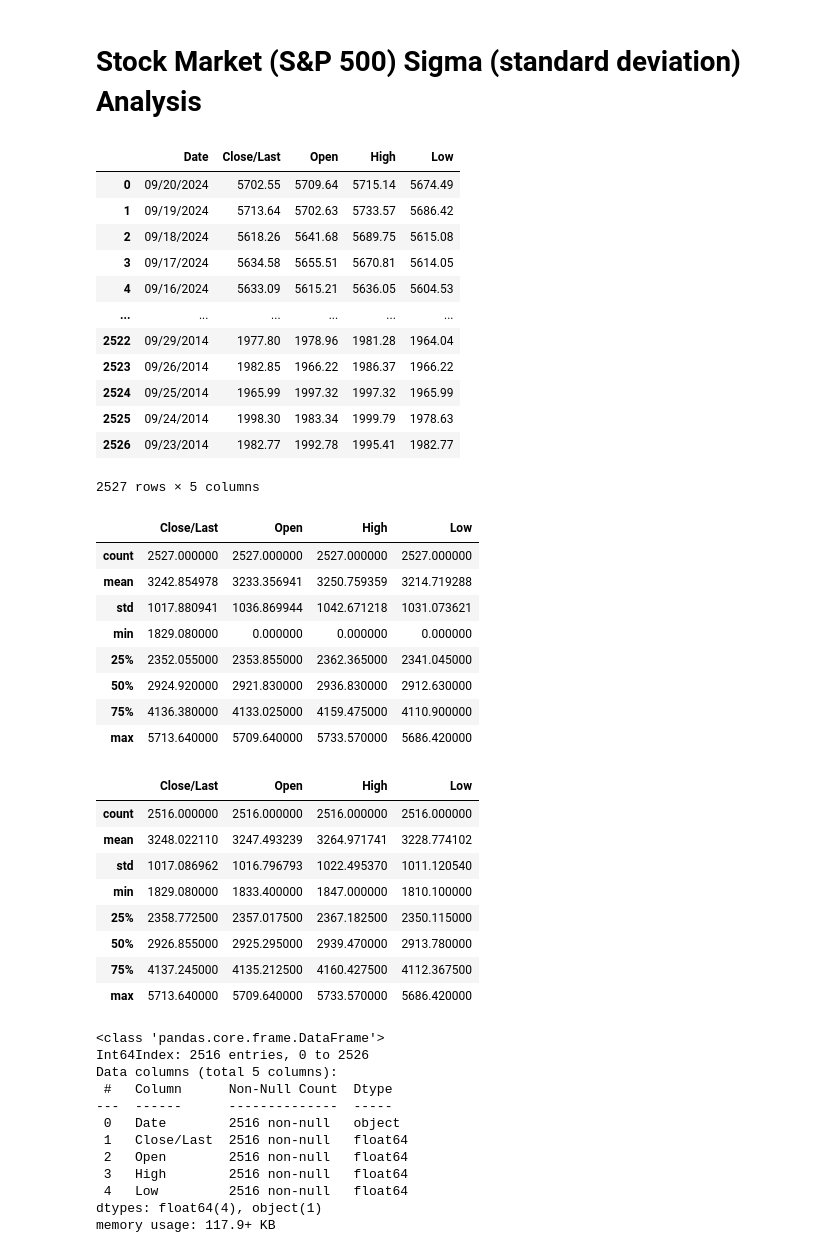
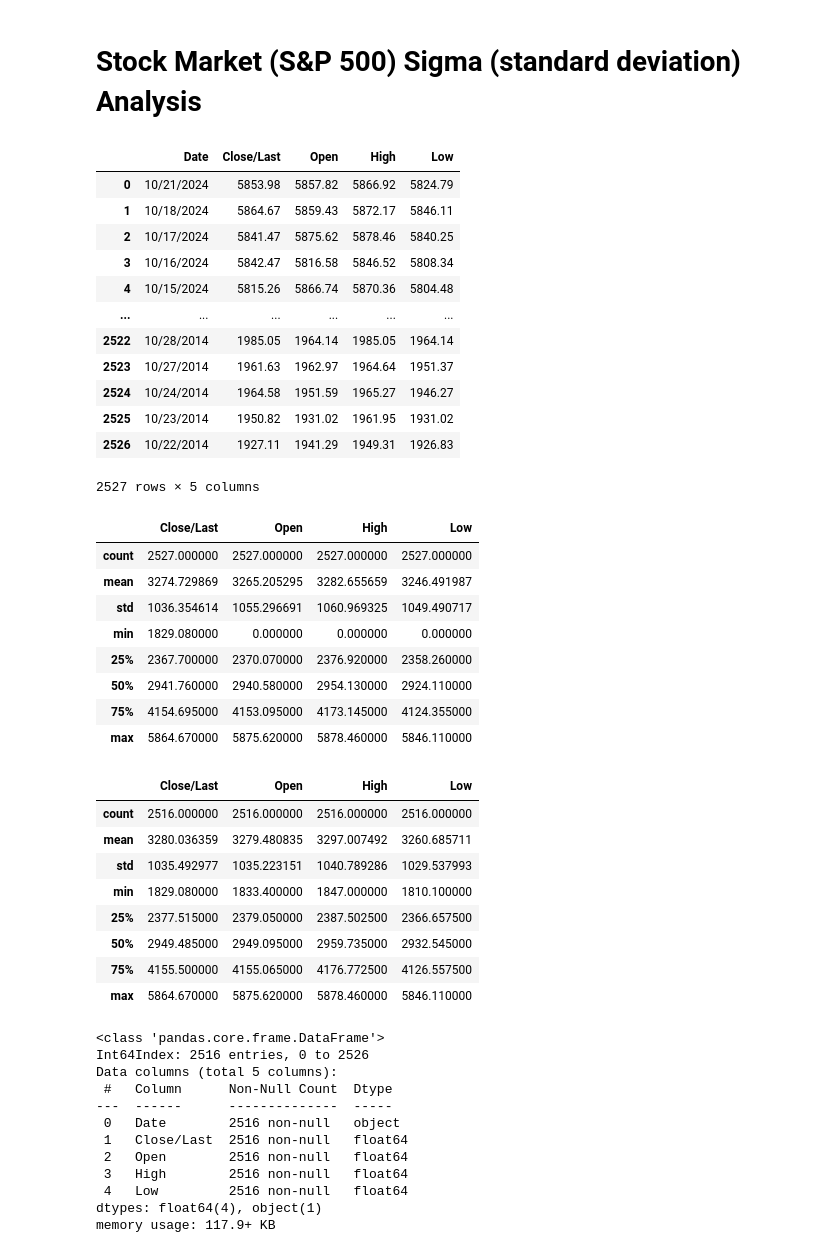
Before and after one commit to JohnBroberg/StockMarketSigma, a Jupyter notebook: StockMarketSigma.ipynb, the cells around one changed output. Drawn from its saved outputs; the diff is of its cells as text; code cells hidden in the pictures.

```diff
--- a/StockMarketSigma.ipynb
+++ b/StockMarketSigma.ipynb
@@ -4,58 +4,58 @@
 #created by John Broberg on 2022-05-29
 #inspired by "LET THE WILD RUMPUS BEGIN" by JEREMY GRANTHAM of GMO
 #ref. https://www.gmo.com/globalassets/articles/viewpoints/2022/gmo_let-the-wild-rumpus-begin_1-22.pdf
 
 #https://www.gmo.com/americas/research-library/entering-the-superbubbles-final-act/
 #"...superbubbles – 2.5 to 3 sigma events..."
 #"...ordinary 2 sigma bubbles..."
 #"Ordinary bubbles are, to us, those that reach a 2 sigma deviation from trend. Superbubbles reach 2.5 sigma or greater."
 
 #source data: https://www.nasdaq.com/market-activity/index/spx/historical
 
 #cd
 #cd git/StockMarketSigma
 #git pull https://github.com/JohnBroberg/StockMarketSigma.git
 
 #Get trendline equation
 #https://stackoverflow.com/questions/49460596/add-trendline-with-equation-in-2d-array
 #https://stackoverflow.com/questions/26447191/how-to-add-trendline-in-python-matplotlib-dot-scatter-graphs
 
 
 import pandas as pd
 import numpy as np
 import matplotlib.pyplot as plt
 import seaborn as sns
 
-data = 'HistoricalData_1727107895905.csv'
+data = 'HistoricalData_1729642246707.csv'
 df = pd.read_csv(data)
 
 df
 # %% [output]
 |  | Date | Close/Last | Open | High | Low |
-| 0 | 09/20/2024 | 5702.55 | 5709.64 | 5715.14 | 5674.49 |
-| 1 | 09/19/2024 | 5713.64 | 5702.63 | 5733.57 | 5686.42 |
-| 2 | 09/18/2024 | 5618.26 | 5641.68 | 5689.75 | 5615.08 |
-| 3 | 09/17/2024 | 5634.58 | 5655.51 | 5670.81 | 5614.05 |
-| 4 | 09/16/2024 | 5633.09 | 5615.21 | 5636.05 | 5604.53 |
+| 0 | 10/21/2024 | 5853.98 | 5857.82 | 5866.92 | 5824.79 |
+| 1 | 10/18/2024 | 5864.67 | 5859.43 | 5872.17 | 5846.11 |
+| 2 | 10/17/2024 | 5841.47 | 5875.62 | 5878.46 | 5840.25 |
+| 3 | 10/16/2024 | 5842.47 | 5816.58 | 5846.52 | 5808.34 |
+| 4 | 10/15/2024 | 5815.26 | 5866.74 | 5870.36 | 5804.48 |
 | ... | ... | ... | ... | ... | ... |
-| 2522 | 09/29/2014 | 1977.80 | 1978.96 | 1981.28 | 1964.04 |
-| 2523 | 09/26/2014 | 1982.85 | 1966.22 | 1986.37 | 1966.22 |
-| 2524 | 09/25/2014 | 1965.99 | 1997.32 | 1997.32 | 1965.99 |
-| 2525 | 09/24/2014 | 1998.30 | 1983.34 | 1999.79 | 1978.63 |
-| 2526 | 09/23/2014 | 1982.77 | 1992.78 | 1995.41 | 1982.77 |
+| 2522 | 10/28/2014 | 1985.05 | 1964.14 | 1985.05 | 1964.14 |
+| 2523 | 10/27/2014 | 1961.63 | 1962.97 | 1964.64 | 1951.37 |
+| 2524 | 10/24/2014 | 1964.58 | 1951.59 | 1965.27 | 1946.27 |
+| 2525 | 10/23/2014 | 1950.82 | 1931.02 | 1961.95 | 1931.02 |
+| 2526 | 10/22/2014 | 1927.11 | 1941.29 | 1949.31 | 1926.83 |
 2527 rows × 5 columns
 # %%
 df.describe()
 # %% [output]
 |  | Close/Last | Open | High | Low |
 | count | 2527.000000 | 2527.000000 | 2527.000000 | 2527.000000 |
-| mean | 3242.854978 | 3233.356941 | 3250.759359 | 3214.719288 |
-| std | 1017.880941 | 1036.869944 | 1042.671218 | 1031.073621 |
+| mean | 3274.729869 | 3265.205295 | 3282.655659 | 3246.491987 |
+| std | 1036.354614 | 1055.296691 | 1060.969325 | 1049.490717 |
 | min | 1829.080000 | 0.000000 | 0.000000 | 0.000000 |
-| 25% | 2352.055000 | 2353.855000 | 2362.365000 | 2341.045000 |
-| 50% | 2924.920000 | 2921.830000 | 2936.830000 | 2912.630000 |
-| 75% | 4136.380000 | 4133.025000 | 4159.475000 | 4110.900000 |
-| max | 5713.640000 | 5709.640000 | 5733.570000 | 5686.420000 |
+| 25% | 2367.700000 | 2370.070000 | 2376.920000 | 2358.260000 |
+| 50% | 2941.760000 | 2940.580000 | 2954.130000 | 2924.110000 |
+| 75% | 4154.695000 | 4153.095000 | 4173.145000 | 4124.355000 |
+| max | 5864.670000 | 5875.620000 | 5878.460000 | 5846.110000 |
 # %%
 #remove holidays (Open == 0)
 
@@ -64,13 +64,13 @@ df.describe()
 # %% [output]
 |  | Close/Last | Open | High | Low |
 | count | 2516.000000 | 2516.000000 | 2516.000000 | 2516.000000 |
-| mean | 3248.022110 | 3247.493239 | 3264.971741 | 3228.774102 |
-| std | 1017.086962 | 1016.796793 | 1022.495370 | 1011.120540 |
+| mean | 3280.036359 | 3279.480835 | 3297.007492 | 3260.685711 |
+| std | 1035.492977 | 1035.223151 | 1040.789286 | 1029.537993 |
 | min | 1829.080000 | 1833.400000 | 1847.000000 | 1810.100000 |
-| 25% | 2358.772500 | 2357.017500 | 2367.182500 | 2350.115000 |
-| 50% | 2926.855000 | 2925.295000 | 2939.470000 | 2913.780000 |
-| 75% | 4137.245000 | 4135.212500 | 4160.427500 | 4112.367500 |
-| max | 5713.640000 | 5709.640000 | 5733.570000 | 5686.420000 |
+| 25% | 2377.515000 | 2379.050000 | 2387.502500 | 2366.657500 |
+| 50% | 2949.485000 | 2949.095000 | 2959.735000 | 2932.545000 |
+| 75% | 4155.500000 | 4155.065000 | 4176.772500 | 4126.557500 |
+| max | 5864.670000 | 5875.620000 | 5878.460000 | 5846.110000 |
 # %%
 df.info()
 # %% [output]
```
Also changed, not shown: parts of 10 cells of this notebook, 2 other files.
